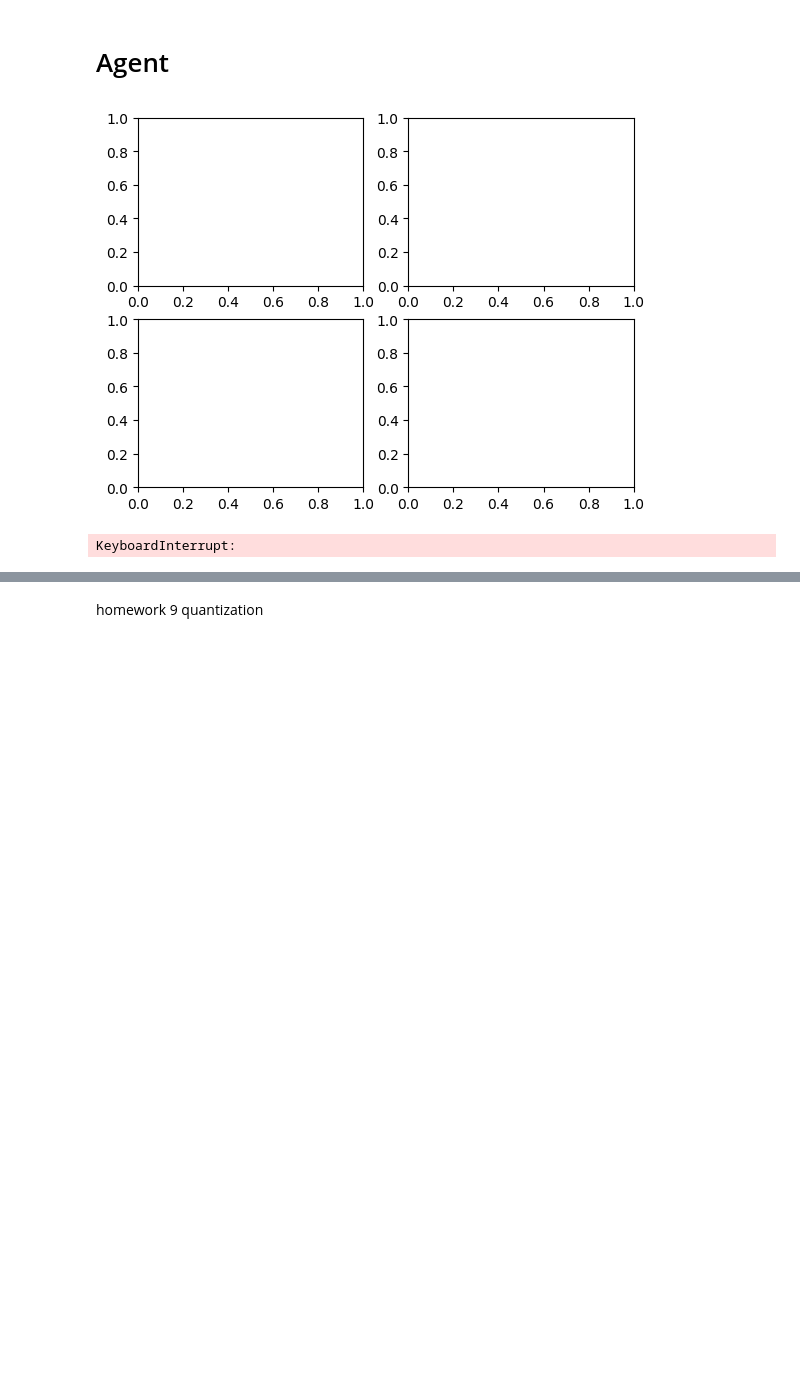
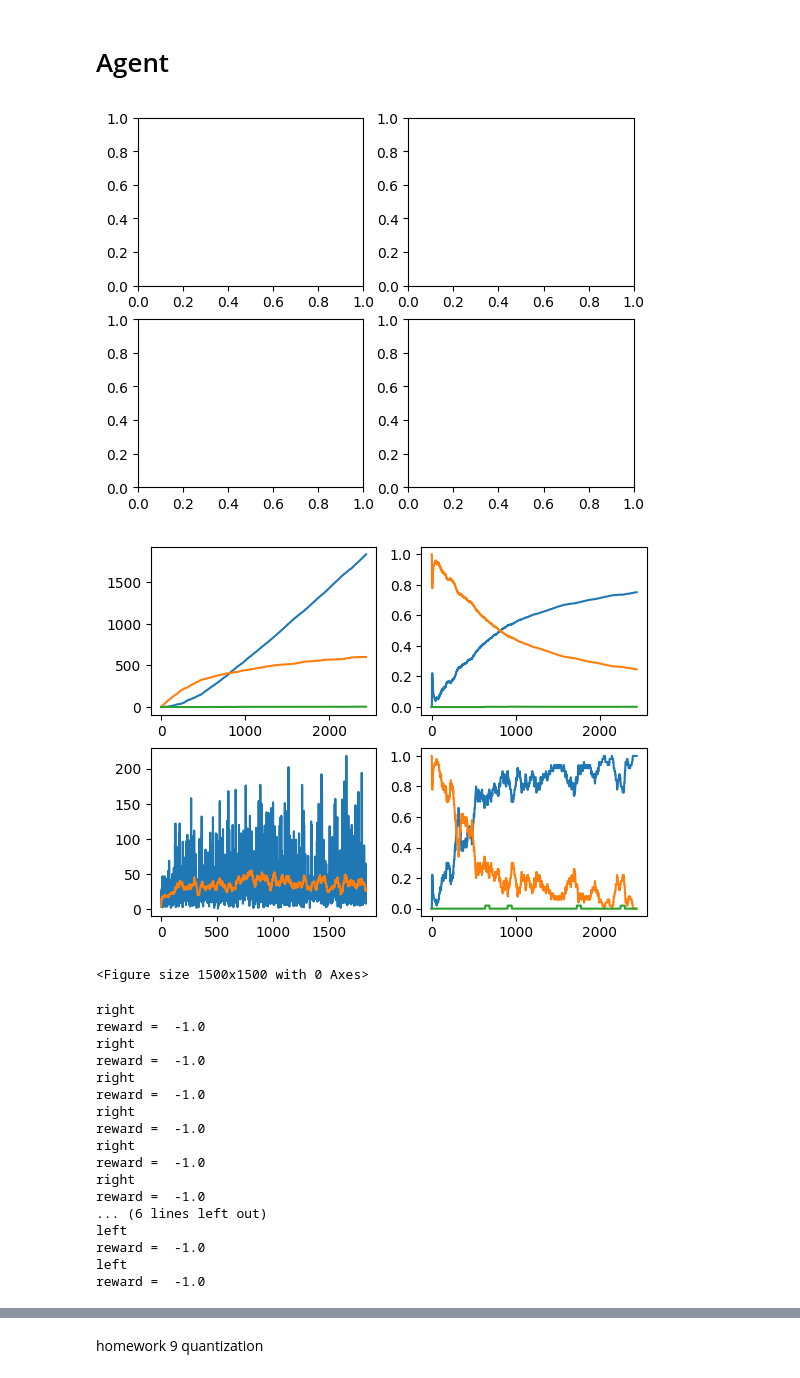
Before and after one commit to dgibb/SearchAndRescue, a Jupyter notebook: ECE_601_project_1.ipynb, the cells around one changed output, grey strips where cells are left out. Drawn from its saved outputs; the diff is of its cells as text; code cells hidden in the pictures; blank space fills up the shorter version.

```diff
--- a/ECE_601_project_1.ipynb
+++ b/ECE_601_project_1.ipynb
@@ -73,12 +106,11 @@ def get_populated_map(map_dim):
   return mat
 # %%
-map_dim = 4
-tail_len = 12
+map_dim = 10
+tail_len = 3
 start = (0,0)
 
 mat = get_populated_map(map_dim)
-print(mat)
 
 target = define_a_target(mat)
-print(target)
+va = create_visual_aid(mat, target)
 # %% [output]
@@ -571,10 +633,10 @@ import matplotlib.pyplot as plt
 from IPython import display
 
 def tuple2onehot(tuple):
-    onehot_x = [0, 0, 0, 0]
-    onehot_y = [0, 0, 0, 0]
-    if tuple[1] >= 0 and tuple[1] < 4:
+    onehot_x = [0, 0, 0, 0, 0, 0, 0, 0, 0, 0]
+    onehot_y = [0, 0, 0, 0, 0, 0, 0, 0, 0, 0]
+    if tuple[1] >= 0 and tuple[1] < 10:
         onehot_x[tuple[1]] = 1
-    if tuple[0] >= 0 and tuple[0] < 4:
+    if tuple[0] >= 0 and tuple[0] < 10:
         onehot_y[tuple[0]] = 1
     return onehot_x, onehot_y
@@ -585,13 +707,14 @@ import torch
 import random
 import numpy as np
 from collections import deque
+import copy
 
 MAX_MEMORY = 100_000
 BATCH_SIZE = 1000
-LR = 0.02
+LR = 0.05
 
-input_dim = map_dim*map_dim + 8 + 8*tail_len
-hidden_dim = 1024 # we'll just try this I guess
+input_dim = map_dim*map_dim + 20 + 8 #map + position + tail + probability_mat + danger_mat
+hidden_dim = 512
 output_dim = 4 # up, down, right, left
 
 class Agent:
@@ -609,16 +732,30 @@ class Agent:
         drone = game.drone_map
         tail = game.tail
         drone_x, drone_y = tuple2onehot(drone)
-        for pt in tail:
-            tail_x, tail_y = tuple2onehot(tail[0])
-            state = np.append(np.array(state).flatten(), tail_x)
-            state = np.append(np.array(state).flatten(), tail_y)
+        state = np.append(np.array(game.map_sum).flatten(), drone_x)
+        state = np.append(np.array(state).flatten(), drone_y)
 
-        for pt in tail:
-        state = np.append(np.array(state).flatten(), [0, 0, 0, 0])
-        state = np.append(np.array(state).flatten(), tail2_y)
-        state = np.append(np.array(state).flatten(), tail3_x)
-        state = np.append(np.array(state).flatten(), tail3_y)
+        mat = copy.deepcopy(game.map)
+        loc = game.drone_map
+
+        prob_mat = [0, 0, 0, 0]
+        prob_mat[0] = get_probability_up(mat, loc)
+        prob_mat[1] = get_probability_down(mat, loc)
+        rotated = [list(reversed(col)) for col in zip(*mat)]
+        loc = (loc[1], 9-loc[0])
+        prob_mat[2] = get_probability_down(rotated, loc)
+        prob_mat[3] = get_probability_up(rotated, loc)
+
+        danger_mat = [0, 0, 0, 0]
+        danger_mat[0] = drone_x[0]
+        danger_mat[1] = drone_x[9]
+        danger_mat[2] = drone_y[0]
+        danger_mat[3] = drone_y[9]
+
+
+        state = np.append(np.array(state).flatten(), prob_mat)
+        state = np.append(np.array(state).flatten(), danger_mat)
+
         return np.array(state)
 
     def remember(self, state, action, reward, next_state, done):
@@ -641,7 +778,7 @@ class Agent:
 
     def get_action(self, state):
         # random moves: tradeoff exploration / exploitation
-        self.epsilon = 100 - (self.n_games/5)
+        self.epsilon = 66 - (self.n_games/10)
         final_move = [0, 0, 0, 0]
         if random.randint(0, 200) < self.epsilon:
             move = random.randint(0, 3)
@@ -691,31 +828,49 @@ def train():
 
             print('Game', agent.n_games, 'Score', score, 'Record:', record)
 
             plot_scores.append(score)
             total_score += score
             mean_score = total_score / agent.n_games
             plot_mean_scores.append(mean_score)
             fig, ax = plt.subplots(2, 2)
             display.clear_output(wait=True)
             display.display(plt.gcf())
             ax[0, 0].plot(history_wins, label='wins')
             ax[0, 0].plot(history_OOB, label='oob')
             ax[0, 0].plot(history_timeout, label='timeout')
             ax[0, 1].plot(win_percentage, label='wins')
             ax[0, 1].plot(OOB_percentage, label='oob')
             ax[0, 1].plot(timeout_percentage, label='timeout')
             ax[1, 0].plot(TTW, label='wins')
             ax[1, 0].plot(TTWMA, label='oob')
             ax[1, 1].plot(win_window_50, label='wins')
             ax[1, 1].plot(oob_window_50, label='oob')
             ax[1, 1].plot(timeout_window_50, label='timeout')
             plt.figure(figsize=(15,15))
             plt.show()
 
 
 
 if __name__ == '__main__':
     train()
 # %% [output]
 [figure]
+[figure, added]
-KeyboardInterrupt:
+<Figure size 1500x1500 with 0 Axes>
+right
+reward =  -1.0
+right
+reward =  -1.0
+right
+reward =  -1.0
+right
+reward =  -1.0
+right
+reward =  -1.0
+right
+reward =  -1.0
+... (6 lines left out)
+left
+reward =  -1.0
+left
+reward =  -1.0
```
Also changed, not shown: parts of 10 cells of this notebook.
